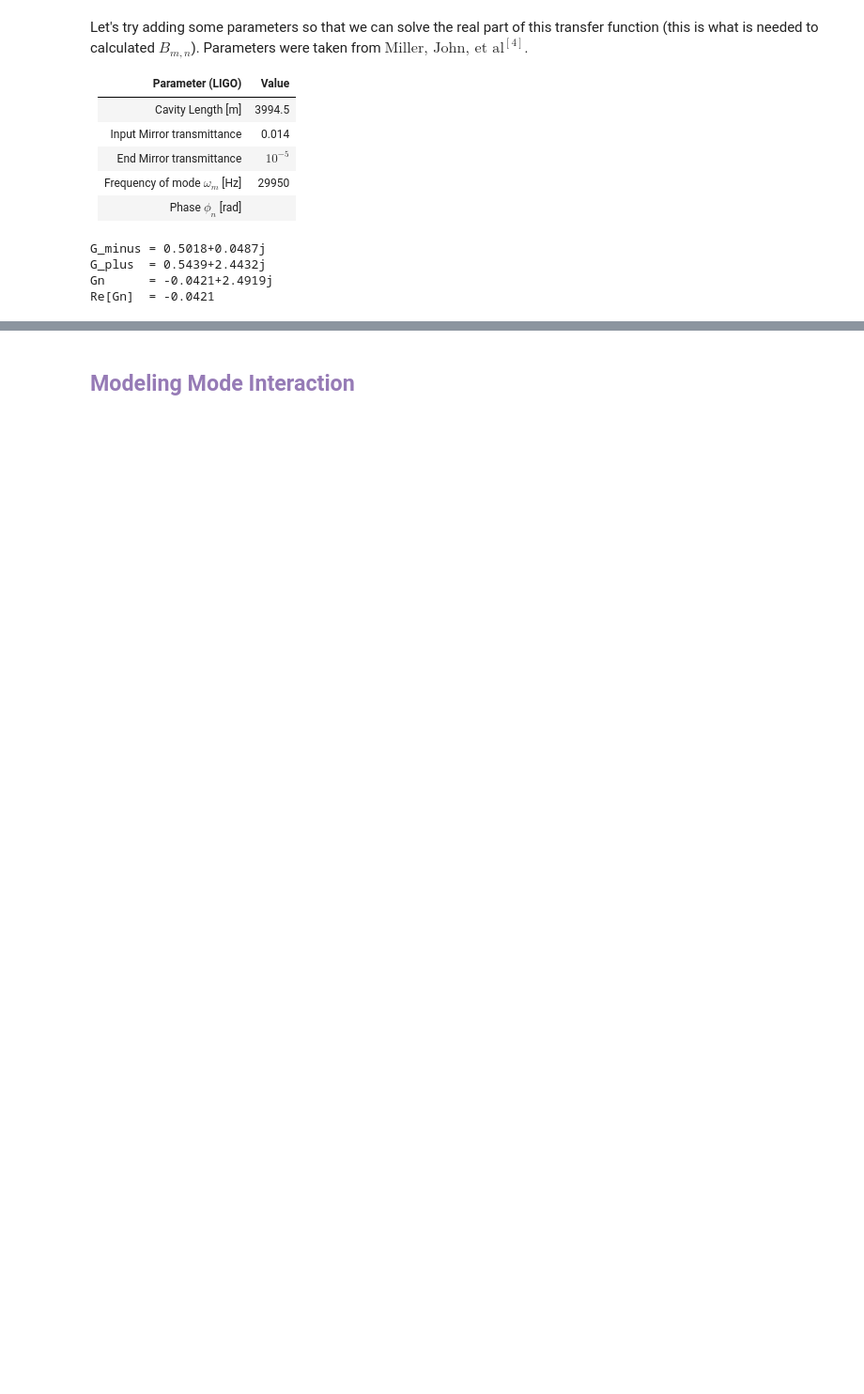
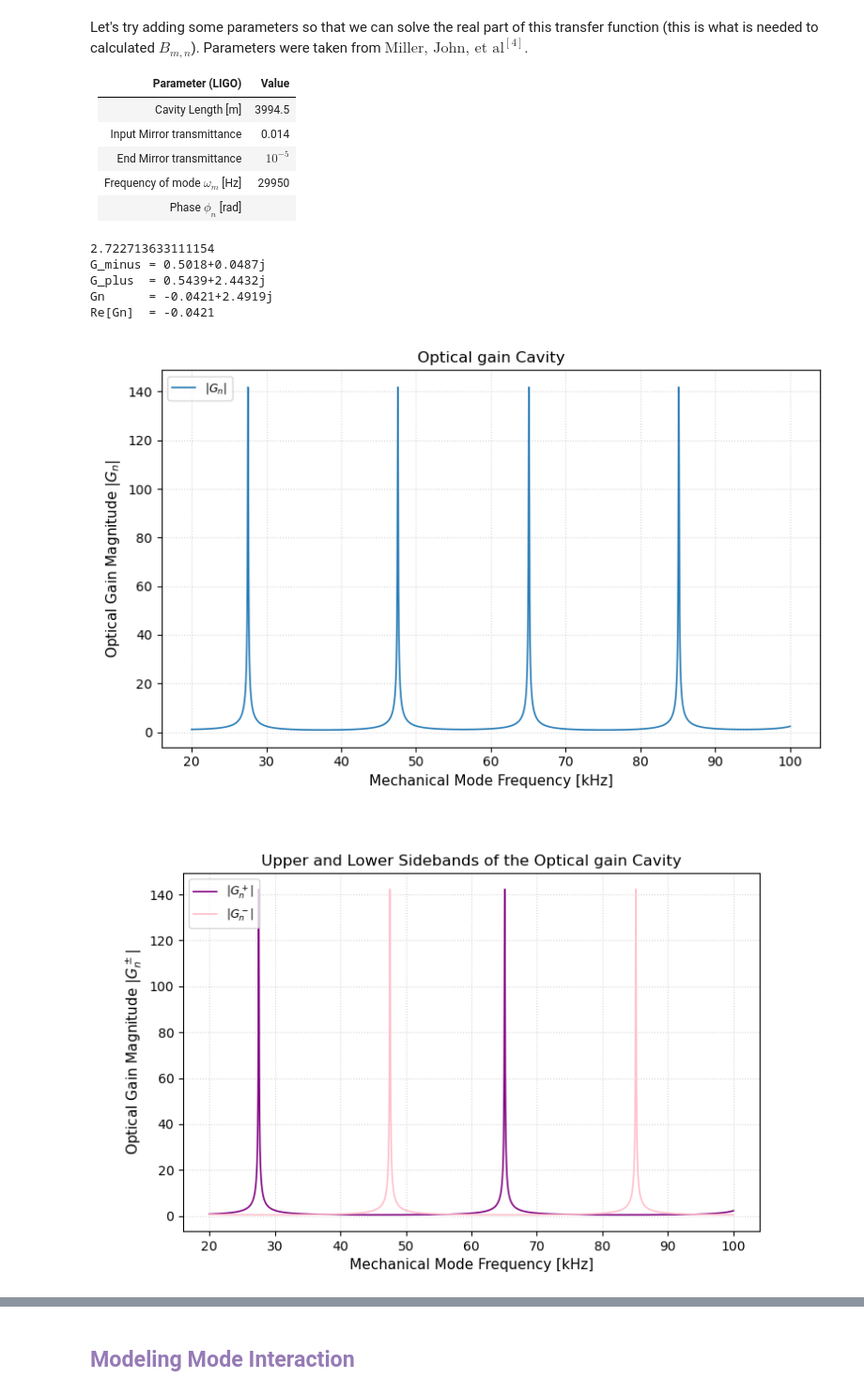
Before and after one commit to cacapuano/carolines_lasers_course_repo, a Jupyter notebook: parametric_instabilities.ipynb, the cells around one changed output, grey strips where cells are left out. Shown at 94% size. Cells and saved outputs as stored; diff of their text form; code cells hidden in the pictures; blank space fills up the shorter version.

```diff
--- a/parametric_instabilities.ipynb
+++ b/parametric_instabilities.ipynb
@@ -311,32 +578,68 @@ Let's try adding some parameters so that we can solve the real part of this tran
 # %%
 c       = 3e8   # speed of light [m/s]
 L       = 3994.5  # cavity length [m]
 
 T_I     = 0.014 # input mirror power transmissivity
 T_E     = 1e-5   # end mirror power transmissivity
 r_A     = np.sqrt(1 - T_I)
 r_B     = np.sqrt(1 - T_E)
 
 phi_G   = np.deg2rad(156)  # round-trip Gouy phase [rad]
+print(phi_G)
 n       = 2    # HOM order  (p + q)
 phi_n   = -n * phi_G   # round-trip HOM phase [rad]
 
 f = 29950 # eigenfreqency of mode [Hz]
 omega_m = 2 * np.pi * f  # mechanical mode frequency [rad/s]
 
 G_minus = 1 / (1 - r_A * r_B * np.exp( 2j * (phi_n - omega_m * L / c)))
 G_plus  = 1 / (1 - r_A * r_B * np.exp( 2j * (phi_n + omega_m * L / c)))
 
 Gn = G_minus - np.conj(G_plus)
 
 print(f"G_minus = {G_minus:.4f}")
 print(f"G_plus  = {G_plus:.4f}")
 print(f"Gn      = {Gn:.4f}")
 print(f"Re[Gn]  = {Gn.real:.4f}")
+
+
+
+f = np.linspace(20e3, 100e3, 50000)        # frequency array [Hz]
+omega_m = 2 * np.pi * f                   # array [rad/s]
+
+G_minus = 1 / (1 - r_A * r_B * np.exp(2j * (phi_n - omega_m * L / c)))
+G_plus  = 1 / (1 - r_A * r_B * np.exp(2j * (phi_n + omega_m * L / c)))
+Gn      = G_minus - np.conj(G_plus)
+
+fig, ax1 = plt.subplots(figsize=(8, 5))
+
+ax1.plot(f / 1e3, np.abs(G_plus),  lw=1.2, label=rf'$|G^+_n|$', color='purple')
+ax1.plot(f / 1e3, np.abs(G_minus), lw=1.2, label=rf'$|G^-_n|$', color = 'pink')
+ax1.set_title('Upper and Lower Sidebands of the Optical gain Cavity', fontsize=12)
+ax1.set_xlabel('Mechanical Mode Frequency [kHz]', fontsize=11)
+ax1.set_ylabel(rf'Optical Gain Magnitude $|G^\pm_n|$', fontsize=11)
+ax1.legend(loc='upper left', fontsize=9)
+ax1.grid(True, linestyle=':', alpha=0.5)
+
+fig, ax2 = plt.subplots(figsize=(8, 5))
+
+ax2.plot(f / 1e3, np.abs(Gn),      lw=1.2, label=rf'$|G_n|$')
+ax2.set_xlabel('Mechanical Mode Frequency [kHz]', fontsize=11)
+ax2.set_title('Optical gain Cavity', fontsize=12)
+
+ax2.set_ylabel(rf'Optical Gain Magnitude $|G_n|$', fontsize=11)
+ax2.legend(loc='upper left', fontsize=9)
+ax2.grid(True, linestyle=':', alpha=0.5)
+
+plt.tight_layout()
+plt.show()
 # %% [output]
+2.722713633111154
 G_minus = 0.5018+0.0487j
 G_plus  = 0.5439+2.4432j
 Gn      = -0.0421+2.4919j
 Re[Gn]  = -0.0421
+[figure, added]
+[figure, added]
 # %% [markdown]
 ### <span style="color:#CD5C5C"> Step 3: Radiation Pressure
```
Also changed, not shown: parts of 17 cells of this notebook.
